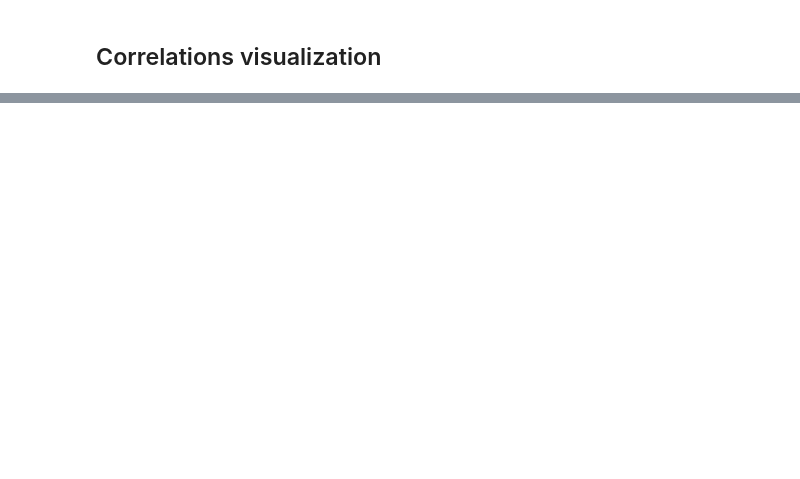
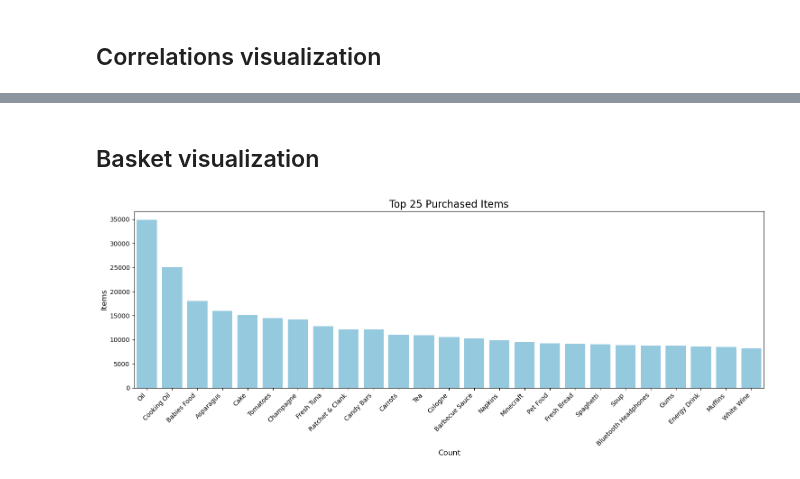
Before and after one commit to Yan-Sidoryk/Unsupervised-Customer-Segmentation, a Jupyter notebook: visualization.ipynb, the cells around one changed output, grey strips where cells are left out. Cells and saved outputs as stored; diff of their text form; code cells hidden in the pictures; blank space fills up the shorter version.

```diff
--- a/visualization.ipynb
+++ b/visualization.ipynb
@@ -385,0 +391,25 @@ plt.show()
+# %% [markdown]
+## Basket visualization
+# %%
+# Count the occurrences of each item
+item_counts = Counter([item for sublist in all_items['all_purchased_items'] for item in sublist])
+
+# Get the top most common items
+top_items = item_counts.most_common(25)
+
+# Separate the items and their counts for plotting
+items, counts = zip(*top_items)
+items = [item.replace('_', ' ').title() for item in items]  # Format item names
+counts = list(counts)
+
+# Plot the top items
+plt.figure(figsize=(15, 6))
+sns.barplot(x=items, y=counts, color='skyblue')
+plt.title(f'Top {len(items)} Purchased Items', fontsize=16)
+plt.xlabel('Count', fontsize=12)
+plt.ylabel('Items', fontsize=12)
+plt.xticks(rotation=45, ha='right')
+plt.tight_layout()
+plt.show()
+# %% [output]
+[figure, added]
```
Also changed, not shown: parts of 6 cells of this notebook.
